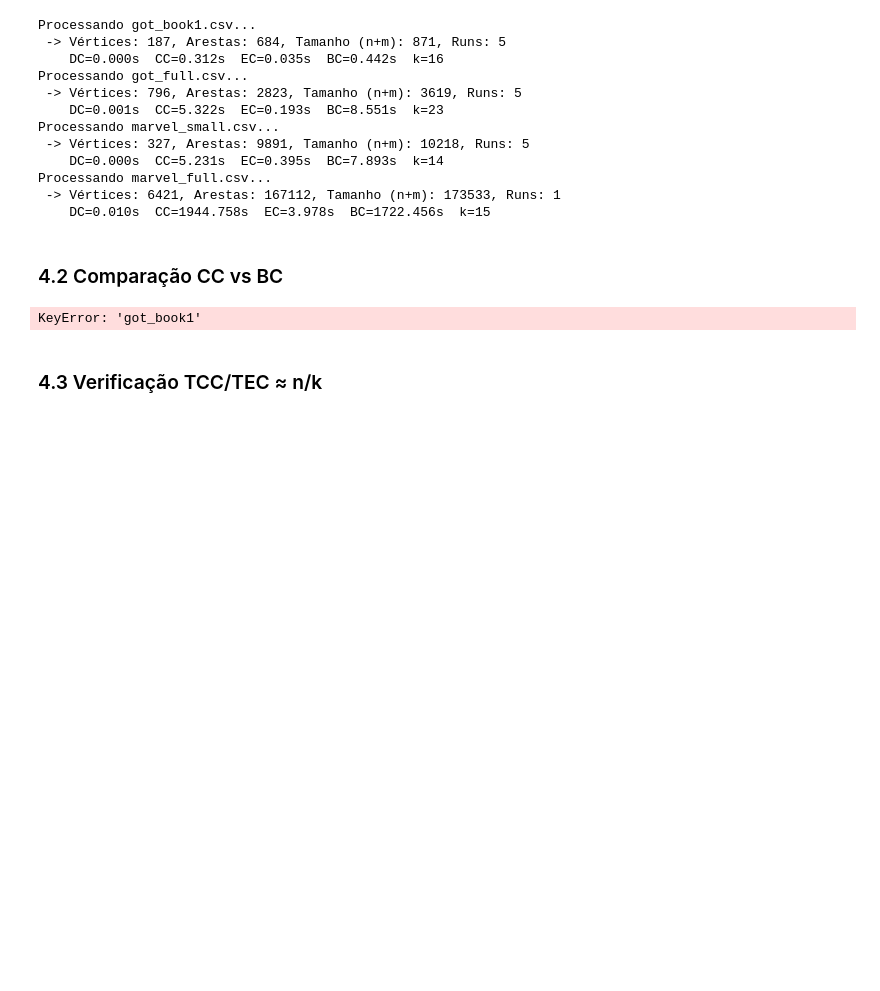
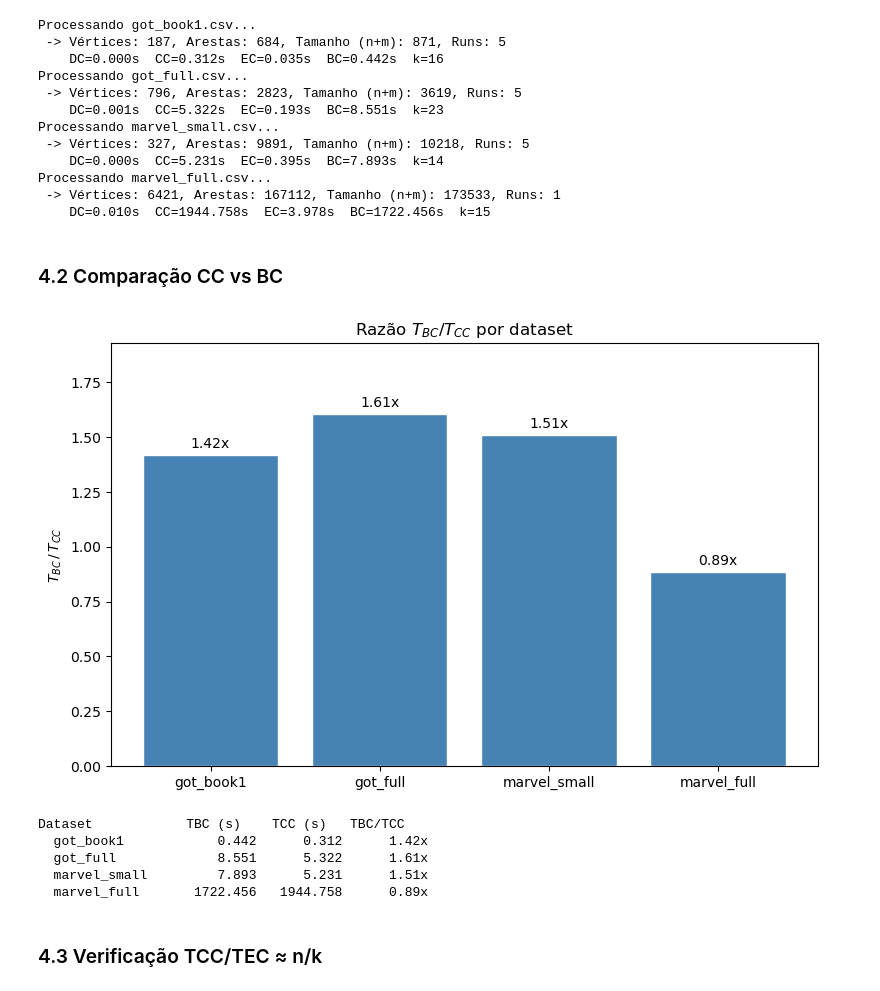
Before and after one commit to RafaSilva999/ProjetoDAA, a Jupyter notebook: ProjetoDAA.ipynb, the cells around one changed output. Drawn from its saved outputs; the diff is of its cells as text; code cells hidden in the pictures; blank space fills up the shorter version.

```diff
--- a/ProjetoDAA.ipynb
+++ b/ProjetoDAA.ipynb
@@ -910,7 +919,32 @@ Processando marvel_full.csv...
 # %% [markdown]
 ### 4.2 Comparação CC vs BC
 # %%
+import matplotlib.pyplot as plt
+n_list    = [187, 796, 327, 6421]
+
+datasets_order = ['got_book1.csv', 'got_full.csv', 'marvel_small.csv', 'marvel_full.csv']
+labels = ['got_book1', 'got_full', 'marvel_small', 'marvel_full']
+
+ratios_bc_cc = [t_bc / t_cc for t_bc, t_cc in zip(t_bc_list, t_cc_list)]
+
+fig, ax = plt.subplots(figsize=(8, 5))
+bars = ax.bar(labels, ratios_bc_cc, color='steelblue', edgecolor='white')
+ax.bar_label(bars, fmt='%.2fx', padding=3)
+ax.set_ylabel('$T_{BC}\\,/\\,T_{CC}$')
+ax.set_title('Razão $T_{BC}/T_{CC}$ por dataset')
+ax.set_ylim(0, max(ratios_bc_cc) * 1.2)
+plt.tight_layout()
+plt.show()
+
+print(f"{'Dataset':<15s}  {'TBC (s)':>9s}  {'TCC (s)':>9s}  {'TBC/TCC':>8s}")
+for label, t_bc, t_cc, r in zip(labels, t_bc_list, t_cc_list, ratios_bc_cc):
+    print(f"  {label:<15s}  {t_bc:9.3f}  {t_cc:9.3f}  {r:8.2f}x")
 # %% [output]
+[figure, added]
-KeyError: 'got_book1'
+Dataset            TBC (s)    TCC (s)   TBC/TCC
+  got_book1            0.442      0.312      1.42x
+  got_full             8.551      5.322      1.61x
+  marvel_small         7.893      5.231      1.51x
+  marvel_full       1722.456   1944.758      0.89x
 # %% [markdown]
 ### 4.3 Verificação TCC/TEC ≈ n/k
```
Also changed, not shown: parts of 11 cells of this notebook.
